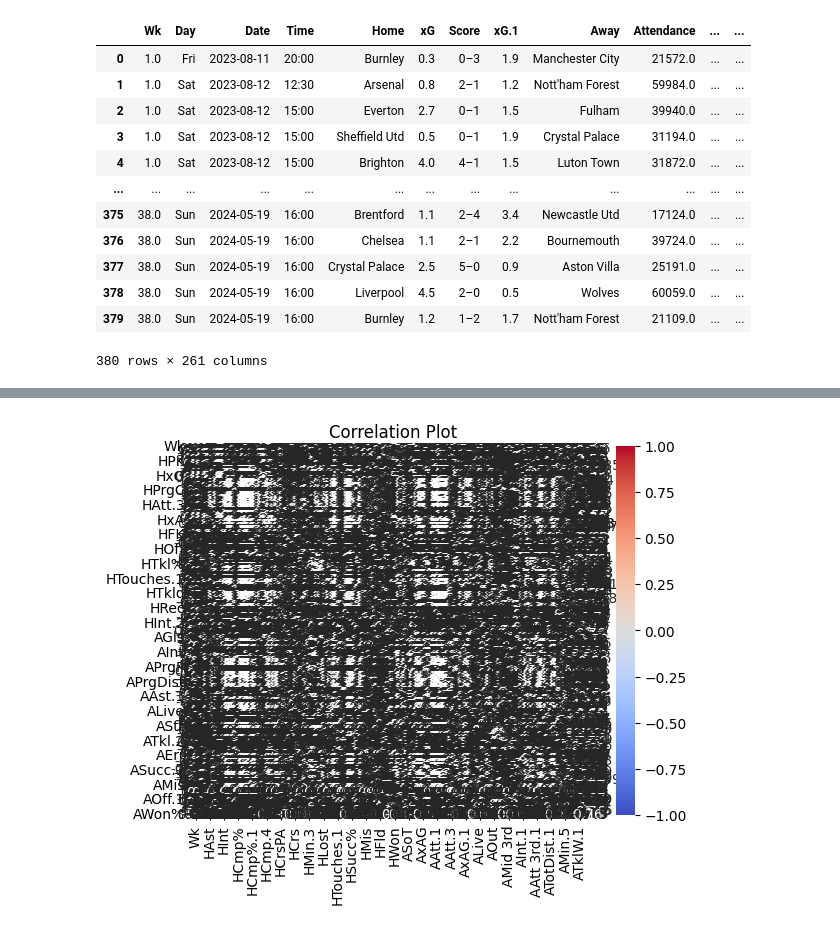
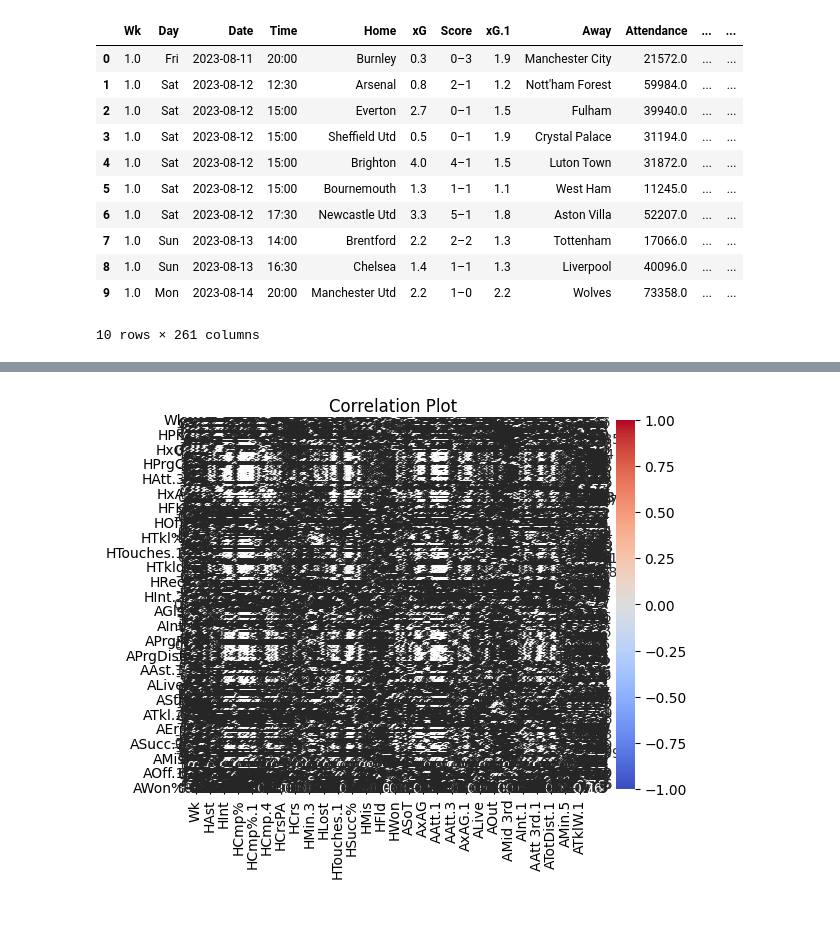
Before and after one commit to thejacobhyatt/EPLRank, a Jupyter notebook: visualize.ipynb, the cells around one changed output, grey strips where cells are left out. Drawn from its saved outputs; the diff is of its cells as text; code cells hidden in the pictures.

```diff
--- a/visualize.ipynb
+++ b/visualize.ipynb
@@ -1,25 +1,24 @@
 # %%
 import seaborn as sns
 import matplotlib.pyplot as plt
 import pandas as pd
 import numpy as np
 df = pd.read_csv('final_2024.csv')
-# df = df[df['Wk'] == 1.0]
+df = df[df['Wk'] == 1.0]
 df
 # %% [output]
 |  | Wk | Day | Date | Time | Home | xG | Score | xG.1 | Away | Attendance | ... | ... |
 | 0 | 1.0 | Fri | 2023-08-11 | 20:00 | Burnley | 0.3 | 0–3 | 1.9 | Manchester City | 21572.0 | ... | ... |
 | 1 | 1.0 | Sat | 2023-08-12 | 12:30 | Arsenal | 0.8 | 2–1 | 1.2 | Nott'ham Forest | 59984.0 | ... | ... |
 | 2 | 1.0 | Sat | 2023-08-12 | 15:00 | Everton | 2.7 | 0–1 | 1.5 | Fulham | 39940.0 | ... | ... |
 | 3 | 1.0 | Sat | 2023-08-12 | 15:00 | Sheffield Utd | 0.5 | 0–1 | 1.9 | Crystal Palace | 31194.0 | ... | ... |
 | 4 | 1.0 | Sat | 2023-08-12 | 15:00 | Brighton | 4.0 | 4–1 | 1.5 | Luton Town | 31872.0 | ... | ... |
-| ... | ... | ... | ... | ... | ... | ... | ... | ... | ... | ... | ... | ... |
-| 375 | 38.0 | Sun | 2024-05-19 | 16:00 | Brentford | 1.1 | 2–4 | 3.4 | Newcastle Utd | 17124.0 | ... | ... |
-| 376 | 38.0 | Sun | 2024-05-19 | 16:00 | Chelsea | 1.1 | 2–1 | 2.2 | Bournemouth | 39724.0 | ... | ... |
-| 377 | 38.0 | Sun | 2024-05-19 | 16:00 | Crystal Palace | 2.5 | 5–0 | 0.9 | Aston Villa | 25191.0 | ... | ... |
-| 378 | 38.0 | Sun | 2024-05-19 | 16:00 | Liverpool | 4.5 | 2–0 | 0.5 | Wolves | 60059.0 | ... | ... |
-| 379 | 38.0 | Sun | 2024-05-19 | 16:00 | Burnley | 1.2 | 1–2 | 1.7 | Nott'ham Forest | 21109.0 | ... | ... |
+| 5 | 1.0 | Sat | 2023-08-12 | 15:00 | Bournemouth | 1.3 | 1–1 | 1.1 | West Ham | 11245.0 | ... | ... |
+| 6 | 1.0 | Sat | 2023-08-12 | 17:30 | Newcastle Utd | 3.3 | 5–1 | 1.8 | Aston Villa | 52207.0 | ... | ... |
+| 7 | 1.0 | Sun | 2023-08-13 | 14:00 | Brentford | 2.2 | 2–2 | 1.3 | Tottenham | 17066.0 | ... | ... |
+| 8 | 1.0 | Sun | 2023-08-13 | 16:30 | Chelsea | 1.4 | 1–1 | 1.3 | Liverpool | 40096.0 | ... | ... |
+| 9 | 1.0 | Mon | 2023-08-14 | 20:00 | Manchester Utd | 2.2 | 1–0 | 2.2 | Wolves | 73358.0 | ... | ... |
-380 rows × 261 columns
+10 rows × 261 columns
 # %%
 # Calculate correlation matrix
 df_numeric = df.select_dtypes(include=['number'])
```
Also changed, not shown: parts of 2 cells of this notebook, 3 other files.
